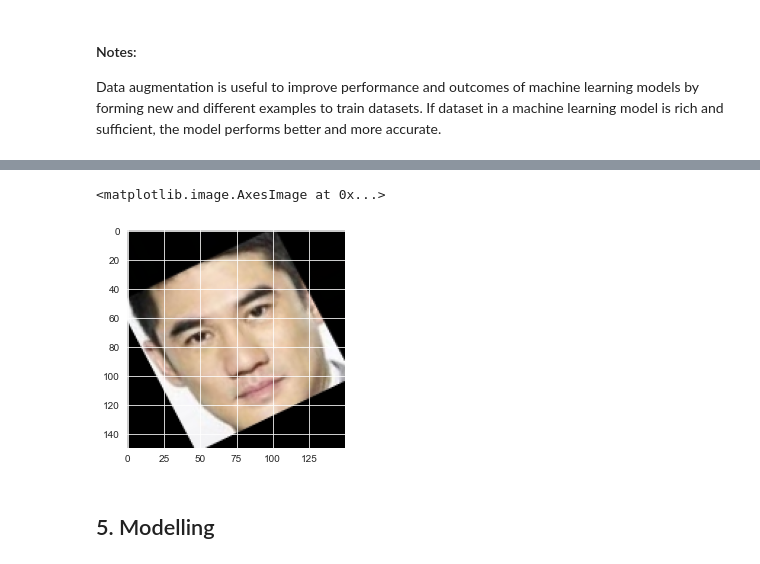
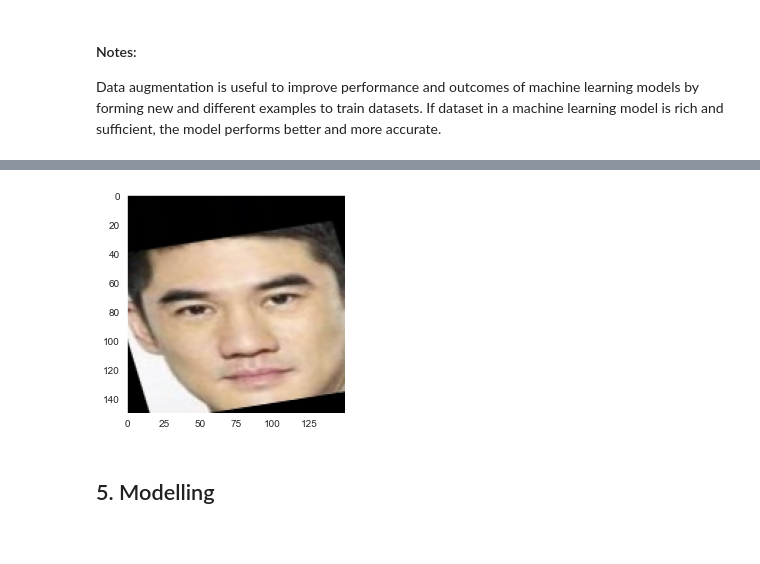
Before and after one commit to ngweihua/Acne-detection, a Jupyter notebook: codes/02_Visualisation_Modelling.ipynb, the cells around one changed output, grey strips where cells are left out. Drawn from its saved outputs; the diff is of its cells as text; code cells hidden in the pictures.

```diff
--- a/codes/02_Visualisation_Modelling.ipynb
+++ b/codes/02_Visualisation_Modelling.ipynb
@@ -344,8 +352,8 @@ Data augmentation is useful to improve performance and outcomes of machine learn
 # %%
 plt.imshow(datagen.random_transform((x_train)[10]))
+plt.grid(b=None)
 # %% [output]
-<matplotlib.image.AxesImage at 0x...>
-[figure, old version]
+[figure, new version]
 # %% [markdown]
 ## 5. Modelling
 # %%
```
Also changed, not shown: parts of 8 cells of this notebook, 1 other file.
